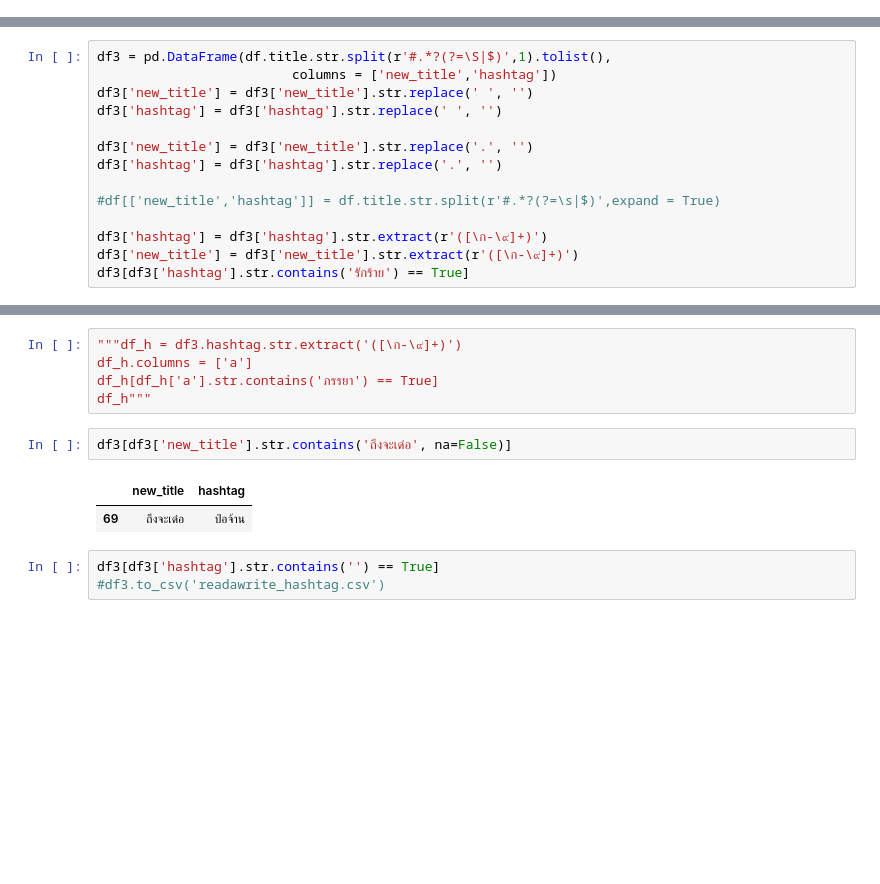
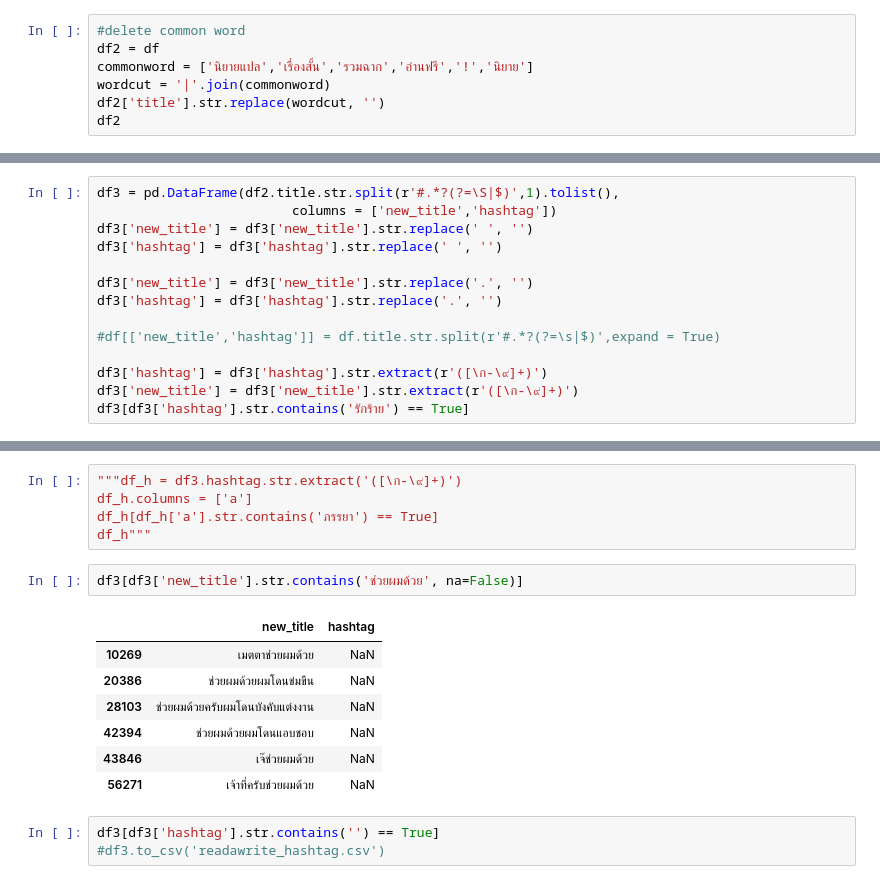
Before and after one commit to pppetonggg/Pick2Read, a Jupyter notebook: CleanReadawrite.ipynb, the cells around one changed output, grey strips where cells are left out. Drawn from its saved outputs; the diff is of its cells as text; blank space fills up the shorter version.

```diff
--- a/CleanReadawrite.ipynb
+++ b/CleanReadawrite.ipynb
@@ -71,0 +64,7 @@ df2
+# %%
+#delete common word
+df2 = df
+commonword = ['นิยายแปล','เรื่องสั้น','รวมฉาก','อ่านฟรี','!','นิยาย']
+wordcut = '|'.join(commonword)
+df2['title'].str.replace(wordcut, '')
+df2
@@ -72,5 +85,5 @@ df2
 # %%
-df3 = pd.DataFrame(df.title.str.split(r'#.*?(?=\S|$)',1).tolist(),
+df3 = pd.DataFrame(df2.title.str.split(r'#.*?(?=\S|$)',1).tolist(),
                          columns = ['new_title','hashtag'])
 df3['new_title'] = df3['new_title'].str.replace(' ', '')
 df3['hashtag'] = df3['hashtag'].str.replace(' ', '')
@@ -95,10 +108,15 @@ df_h.columns = ['a']
 df_h[df_h['a'].str.contains('ภรรยา') == True]
 df_h"""
 # %%
-df3[df3['new_title'].str.contains('ถึงจะเด๋อ', na=False)]
+df3[df3['new_title'].str.contains('ช่วยผมด้วย', na=False)]
 # %% [output]
 |  | new_title | hashtag |
-| 69 | ถึงจะเด๋อ | ป๋อจ้าน |
+| 10269 | เมตตาช่วยผมด้วย | NaN |
+| 20386 | ช่วยผมด้วยผมโดนข่มขืน | NaN |
+| 28103 | ช่วยผมด้วยครับผมโดนบังคับแต่งงาน | NaN |
+| 42394 | ช่วยผมด้วยผมโดนแอบชอบ | NaN |
+| 43846 | เจ๊ช่วยผมด้วย | NaN |
+| 56271 | เจ้าที่ครับช่วยผมด้วย | NaN |
 # %%
 df3[df3['hashtag'].str.contains('') == True]
 #df3.to_csv('readawrite_hashtag.csv')
```
Also changed, not shown: parts of 5 cells of this notebook, 20 other files.
